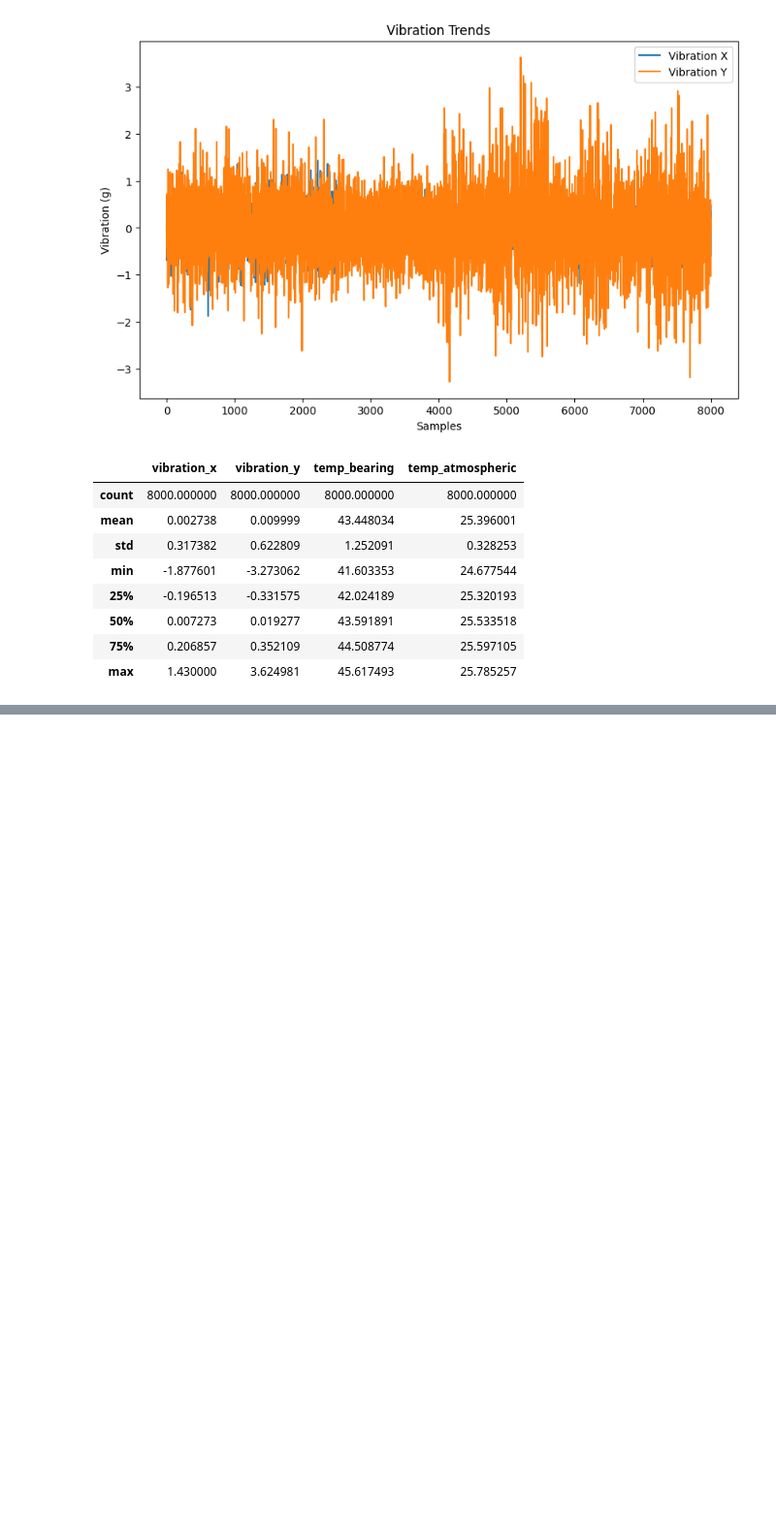
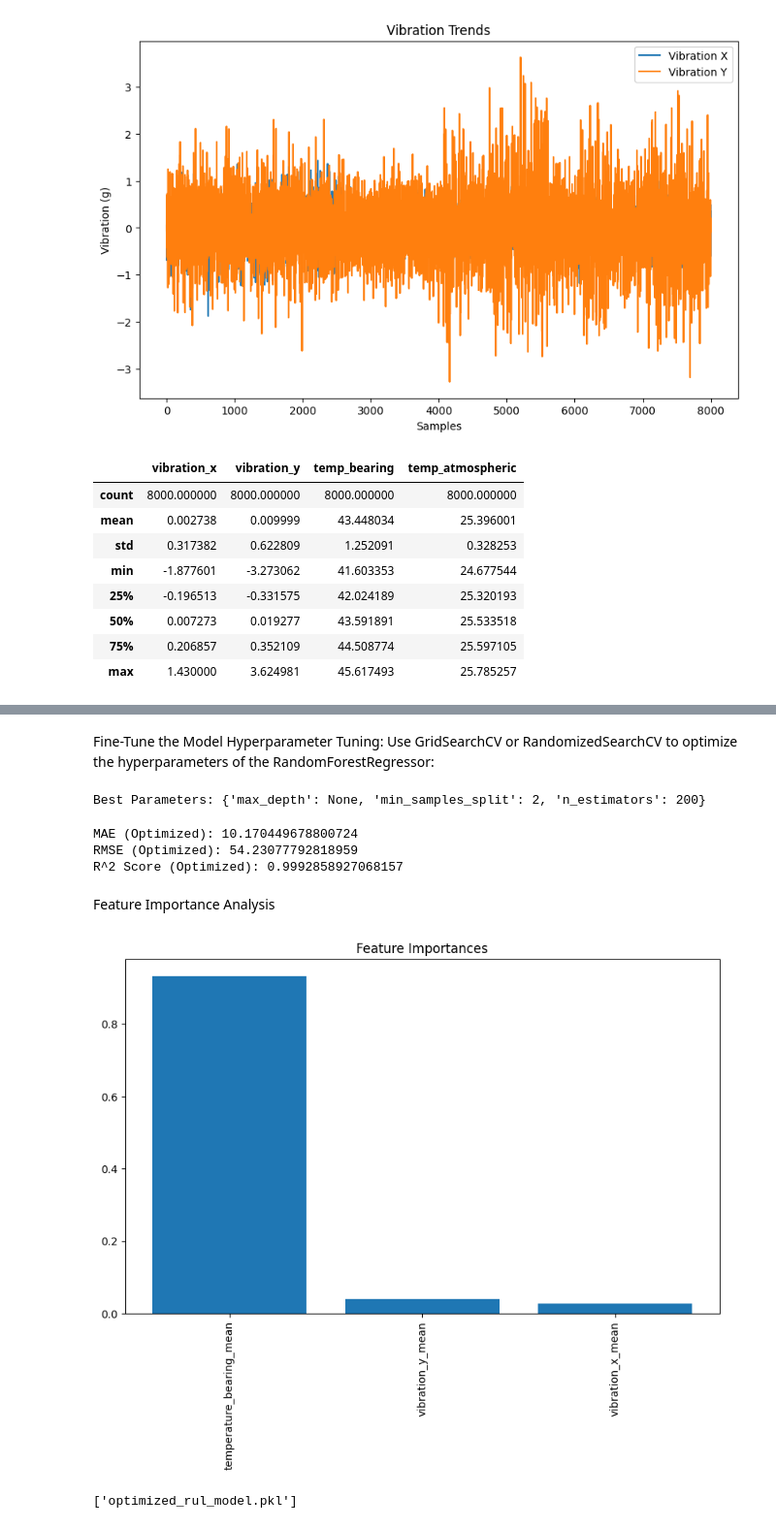
Before and after one commit to Begizew2112/ball_bearing, a Jupyter notebook: notebooks/preprocessing.ipynb, the cells around one changed output, grey strips where cells are left out. Shown at 97% size. Drawn from its saved outputs; the diff is of its cells as text; code cells hidden in the pictures; blank space fills up the shorter version.

```diff
--- a/notebooks/preprocessing.ipynb
+++ b/notebooks/preprocessing.ipynb
@@ -252,0 +219,2 @@ df5
+# %%
+data = df5.copy()
@@ -267,0 +322,34 @@ Model Accuracy: 1.0
+# %% [markdown]
+Fine-Tune the Model
+Hyperparameter Tuning: Use GridSearchCV or RandomizedSearchCV to optimize the hyperparameters of the RandomForestRegressor:
+# %%
+from sklearn.model_selection import GridSearchCV
+
+param_grid = {
+    'n_estimators': [100, 200, 500],
+    'max_depth': [10, 20, None],
+    'min_samples_split': [2, 5, 10]
+}
+
+grid_search = GridSearchCV(
+    RandomForestRegressor(random_state=42),
+    param_grid,
+    scoring='neg_mean_absolute_error',
+    cv=3
+)
+grid_search.fit(X_train, y_train)
+print("Best Parameters:", grid_search.best_params_)
+# %% [output]
+Best Parameters: {'max_depth': None, 'min_samples_split': 2, 'n_estimators': 200}
+# %%
+# Retrain the model with optimal parameters
+optimized_model = RandomForestRegressor(
+    n_estimators=200,
+    max_depth=None,
+    min_samples_split=2,
+    random_state=42
+)
+optimized_model.fit(X_train, y_train)
+
+# Evaluate the model
+y_pred_optimized = optimized_model.predict(X_test)
@@ -267,0 +362,27 @@ Model Accuracy: 1.0
+# %%
+print(f"MAE (Optimized): {mae}")
+print(f"RMSE (Optimized): {rmse}")
+print(f"R^2 Score (Optimized): {r2}")
+# %% [output]
+MAE (Optimized): 10.170449678800724
+RMSE (Optimized): 54.23077792818959
+R^2 Score (Optimized): 0.9992858927068157
+# %% [markdown]
+Feature Importance Analysis
+# %%
+feature_importances = optimized_model.feature_importances_
+indices = np.argsort(feature_importances)[::-1]
+feature_names = X.columns
+
+plt.figure(figsize=(10, 6))
+plt.bar(range(len(feature_importances)), feature_importances[indices])
+plt.xticks(range(len(feature_importances)), feature_names[indices], rotation=90)
+plt.title("Feature Importances")
+plt.show()
+# %% [output]
+[figure, added]
+# %%
+import joblib
+joblib.dump(optimized_model, "optimized_rul_model.pkl")
+# %% [output]
+['optimized_rul_model.pkl']
```
Also changed, not shown: parts of 19 cells of this notebook, 2 other files.
